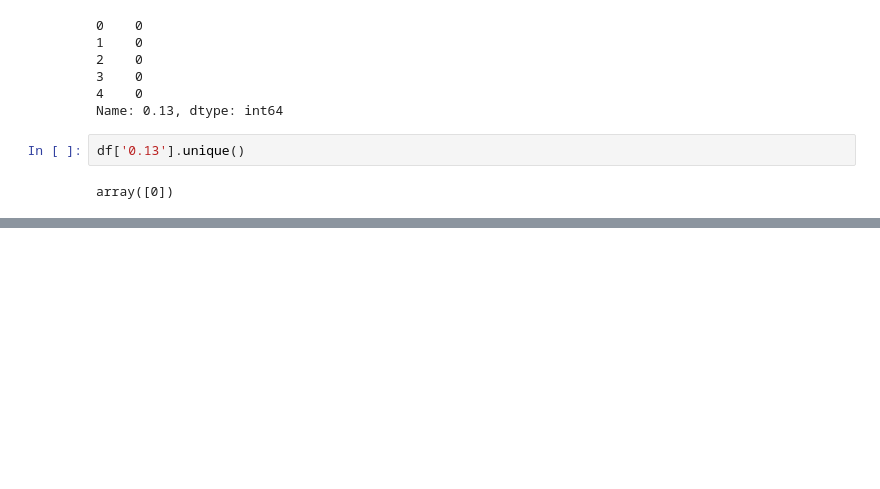
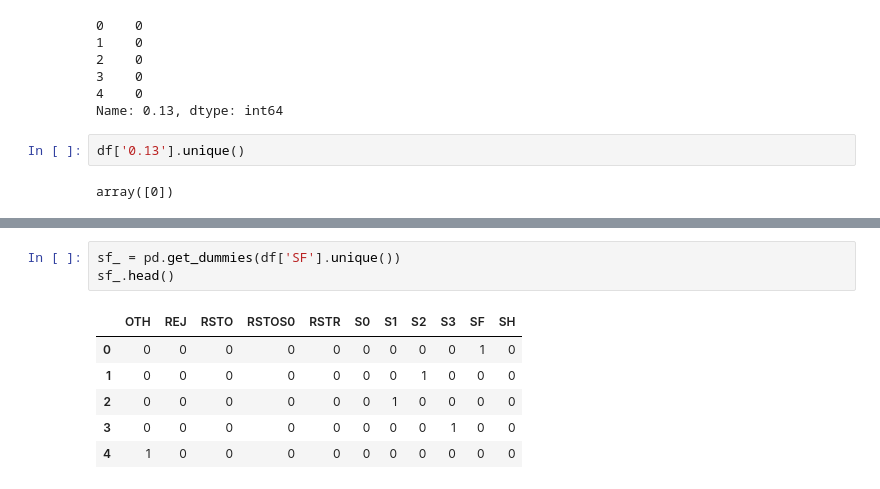
Before and after one commit to EAboelhamd/Myown_DeepLearning_Practice, a Jupyter notebook: KDD_introsion_detection/KDD_intrusion_detection.ipynb, the cells around one changed output, grey strips where cells are left out. Saved outputs shown, nothing was run; the diff lists cells and outputs as text; blank space fills up the shorter version.

```diff
--- a/KDD_introsion_detection/KDD_intrusion_detection.ipynb
+++ b/KDD_introsion_detection/KDD_intrusion_detection.ipynb
@@ -300,0 +349,10 @@ array([0])
+# %%
+sf_ = pd.get_dummies(df['SF'].unique())
+sf_.head()
+# %% [output]
+|  | OTH | REJ | RSTO | RSTOS0 | RSTR | S0 | S1 | S2 | S3 | SF | SH |
+| 0 | 0 | 0 | 0 | 0 | 0 | 0 | 0 | 0 | 0 | 1 | 0 |
+| 1 | 0 | 0 | 0 | 0 | 0 | 0 | 0 | 1 | 0 | 0 | 0 |
+| 2 | 0 | 0 | 0 | 0 | 0 | 0 | 1 | 0 | 0 | 0 | 0 |
+| 3 | 0 | 0 | 0 | 0 | 0 | 0 | 0 | 0 | 1 | 0 | 0 |
+| 4 | 1 | 0 | 0 | 0 | 0 | 0 | 0 | 0 | 0 | 0 | 0 |
```
Also changed, not shown: parts of 19 cells of this notebook, 1 other file.
